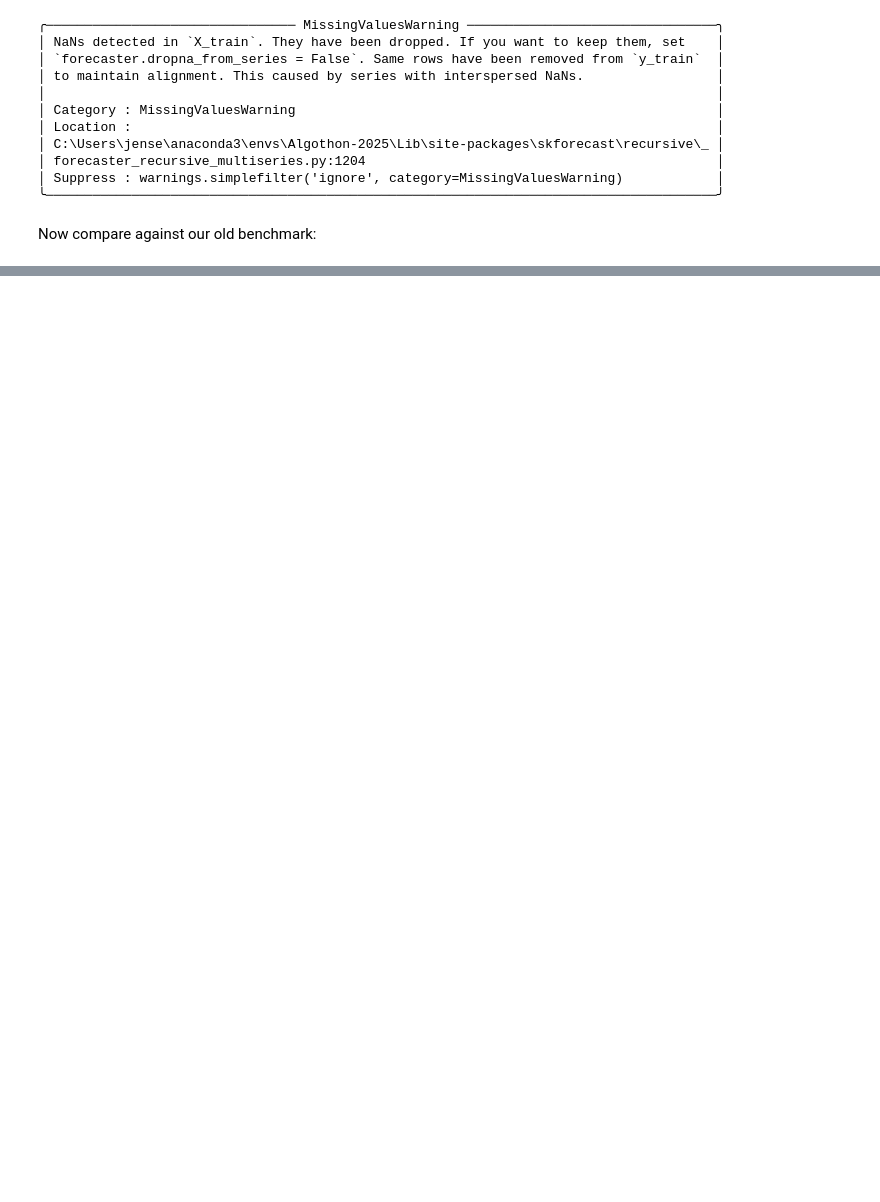
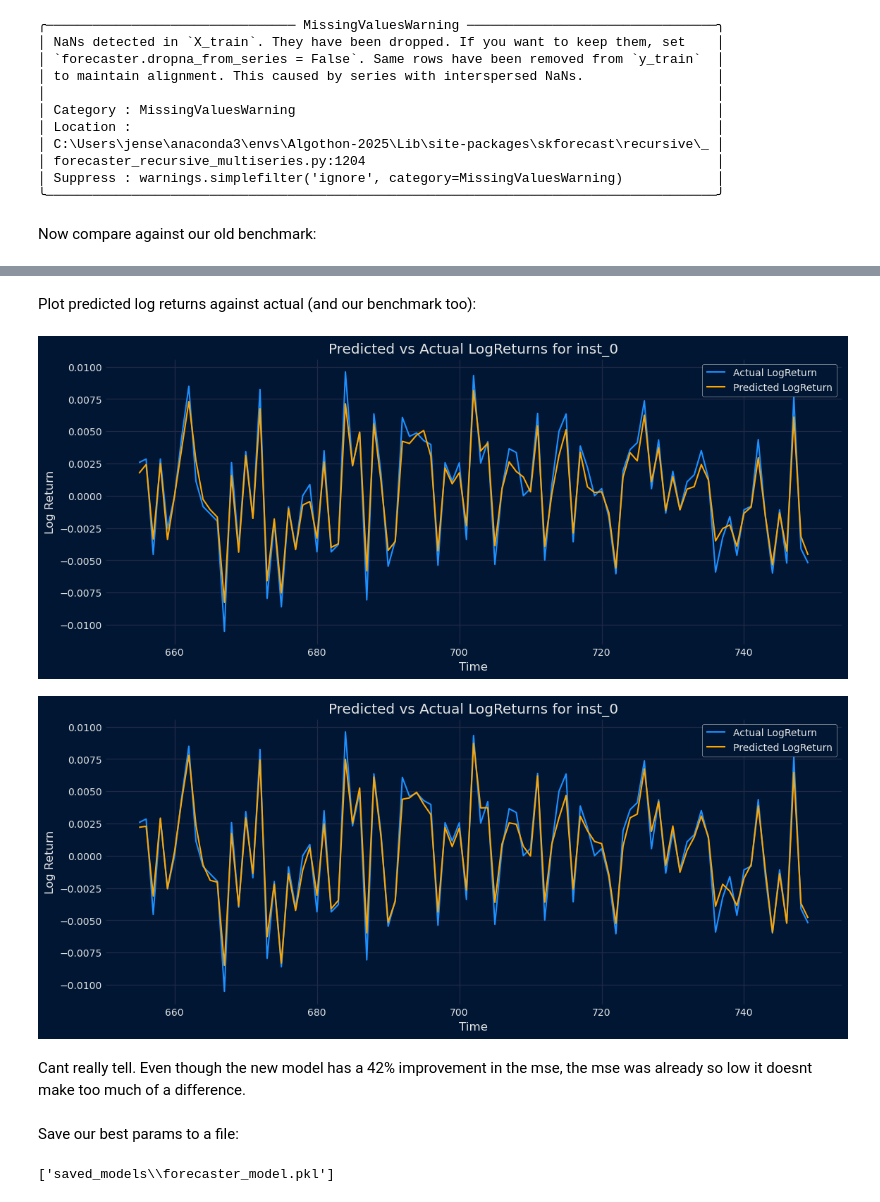
Before and after one commit to JensenJones/Algothon-2025, a Jupyter notebook: strategies/multi series forecasting skforecast/MultiTimeSeriesModelling.ipynb, the cells around one changed output, grey strips where cells are left out. Saved outputs shown, nothing was run; the diff lists cells and outputs as text; code cells hidden in the pictures; blank space fills up the shorter version.

```diff
--- a/strategies/multi series forecasting skforecast/MultiTimeSeriesModelling.ipynb
+++ b/strategies/multi series forecasting skforecast/MultiTimeSeriesModelling.ipynb
@@ -1023,0 +1065,34 @@ Shit, idk why its worse ffs
+# %% [markdown]
+Plot predicted log returns against actual (and our benchmark too):
+# %%
+plotPredictedVsActualLogReturns(predictions_tuned, "inst_0")
+plotPredictedVsActualLogReturns(predictions_ms_greeks_logReturns, "inst_0")
+# %% [output]
+[figure, added]
+[figure, added]
+# %% [markdown]
+Cant really tell. Even though the new model has a 42% improvement in the mse, the mse was already so low it doesnt make too much of a difference.
+# %% [markdown]
+Save our best params to a file:
+# %%
+import joblib
+import os
+from datetime import datetime
+
+# Create a folder for model saves
+save_dir = "saved_models"
+os.makedirs(save_dir, exist_ok=True)
+
+# Save everything as a dictionary
+model_package = {
+    "forecaster": best_forecaster,
+    "best_params": best_params,
+    "best_lags": best_lags,
+    "transformer_exog": StandardScaler(),  # NOTE: replace with actual fitted scaler if needed
+    "timestamp": datetime.now().isoformat()
+}
+
+# Save to file
+joblib.dump(model_package, os.path.join(save_dir, "forecaster_model.pkl"))
+# %% [output]
+['saved_models\\forecaster_model.pkl']
```
Also changed, not shown: parts of 5 cells of this notebook, 2 other files.
